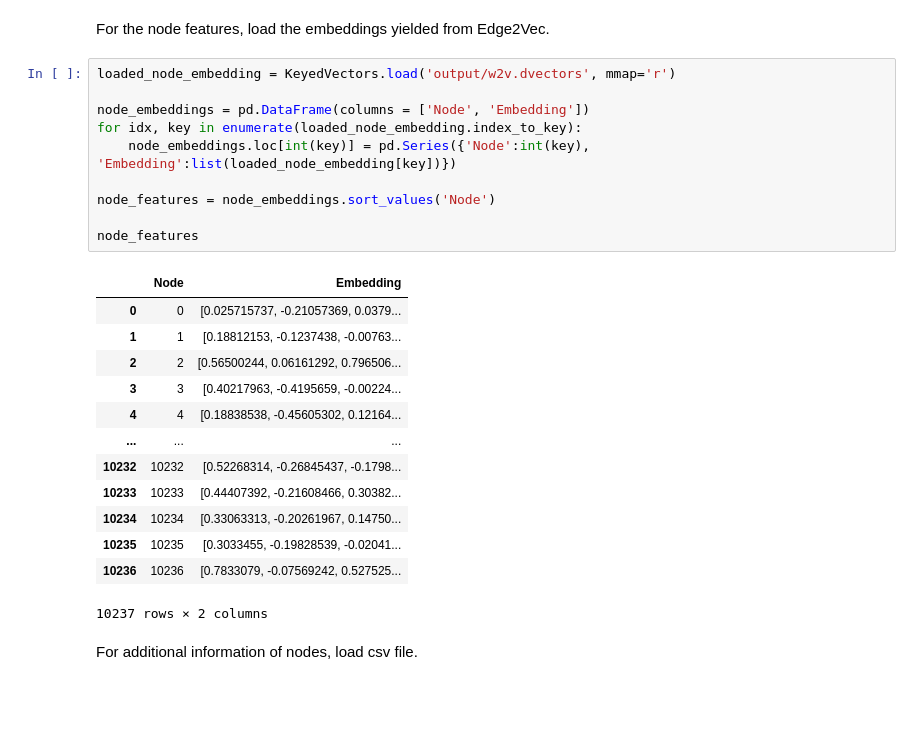
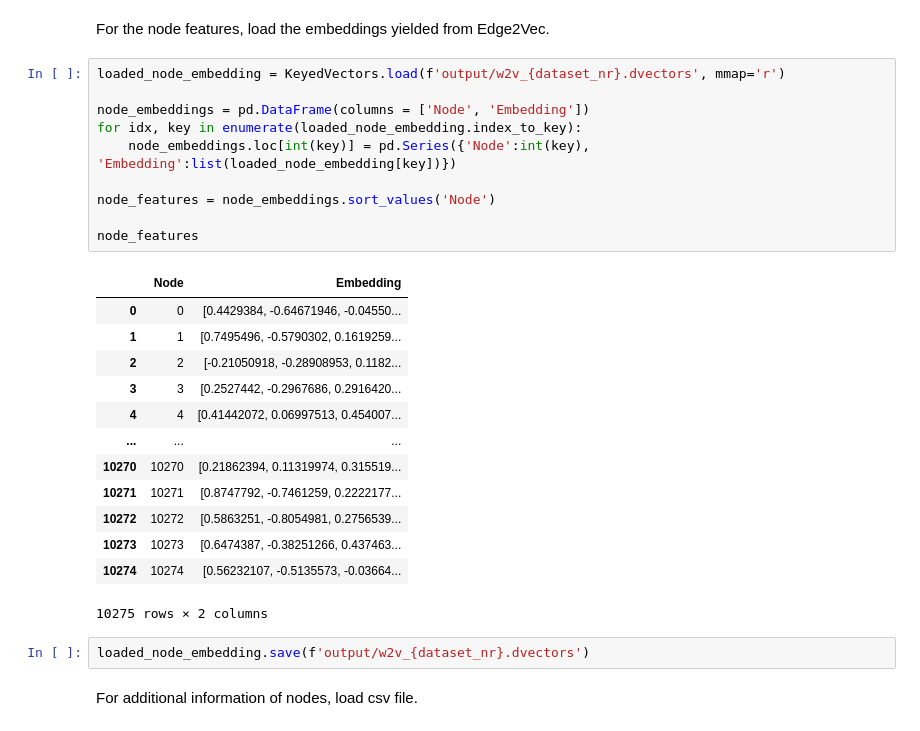
Before and after one commit to rosazwart/XAIFO-ThesisProject, a Jupyter notebook: explainer.ipynb, the cells around one changed output. Drawn from its saved outputs; the diff is of its cells as text; blank space fills up the shorter version.

```diff
--- a/explainer.ipynb
+++ b/explainer.ipynb
@@ -19,29 +21,31 @@ from torch_geometric.explain import Explainer, GNNExplainer, ModelConfig
 # %% [markdown]
 For the node features, load the embeddings yielded from Edge2Vec.
 # %%
-loaded_node_embedding = KeyedVectors.load('output/w2v.dvectors', mmap='r')
+loaded_node_embedding = KeyedVectors.load(f'output/w2v_{dataset_nr}.dvectors', mmap='r')
 
 node_embeddings = pd.DataFrame(columns = ['Node', 'Embedding'])
 for idx, key in enumerate(loaded_node_embedding.index_to_key):
     node_embeddings.loc[int(key)] = pd.Series({'Node':int(key), 'Embedding':list(loaded_node_embedding[key])})
 
 node_features = node_embeddings.sort_values('Node')
 
 node_features
 # %% [output]
 |  | Node | Embedding |
-| 0 | 0 | [0.025715737, -0.21057369, 0.0379... |
-| 1 | 1 | [0.18812153, -0.1237438, -0.00763... |
-| 2 | 2 | [0.56500244, 0.06161292, 0.796506... |
-| 3 | 3 | [0.40217963, -0.4195659, -0.00224... |
-| 4 | 4 | [0.18838538, -0.45605302, 0.12164... |
+| 0 | 0 | [0.4429384, -0.64671946, -0.04550... |
+| 1 | 1 | [0.7495496, -0.5790302, 0.1619259... |
+| 2 | 2 | [-0.21050918, -0.28908953, 0.1182... |
+| 3 | 3 | [0.2527442, -0.2967686, 0.2916420... |
+| 4 | 4 | [0.41442072, 0.06997513, 0.454007... |
 | ... | ... | ... |
-| 10232 | 10232 | [0.52268314, -0.26845437, -0.1798... |
-| 10233 | 10233 | [0.44407392, -0.21608466, 0.30382... |
-| 10234 | 10234 | [0.33063313, -0.20261967, 0.14750... |
-| 10235 | 10235 | [0.3033455, -0.19828539, -0.02041... |
-| 10236 | 10236 | [0.7833079, -0.07569242, 0.527525... |
+| 10270 | 10270 | [0.21862394, 0.11319974, 0.315519... |
+| 10271 | 10271 | [0.8747792, -0.7461259, 0.2222177... |
+| 10272 | 10272 | [0.5863251, -0.8054981, 0.2756539... |
+| 10273 | 10273 | [0.6474387, -0.38251266, 0.437463... |
+| 10274 | 10274 | [0.56232107, -0.5135573, -0.03664... |
-10237 rows × 2 columns
+10275 rows × 2 columns
+# %%
+loaded_node_embedding.save(f'output/w2v_{dataset_nr}.dvectors')
 # %% [markdown]
 For additional information of nodes, load csv file.
 # %%
```
Also changed, not shown: parts of 10 cells of this notebook, 26 other files.
